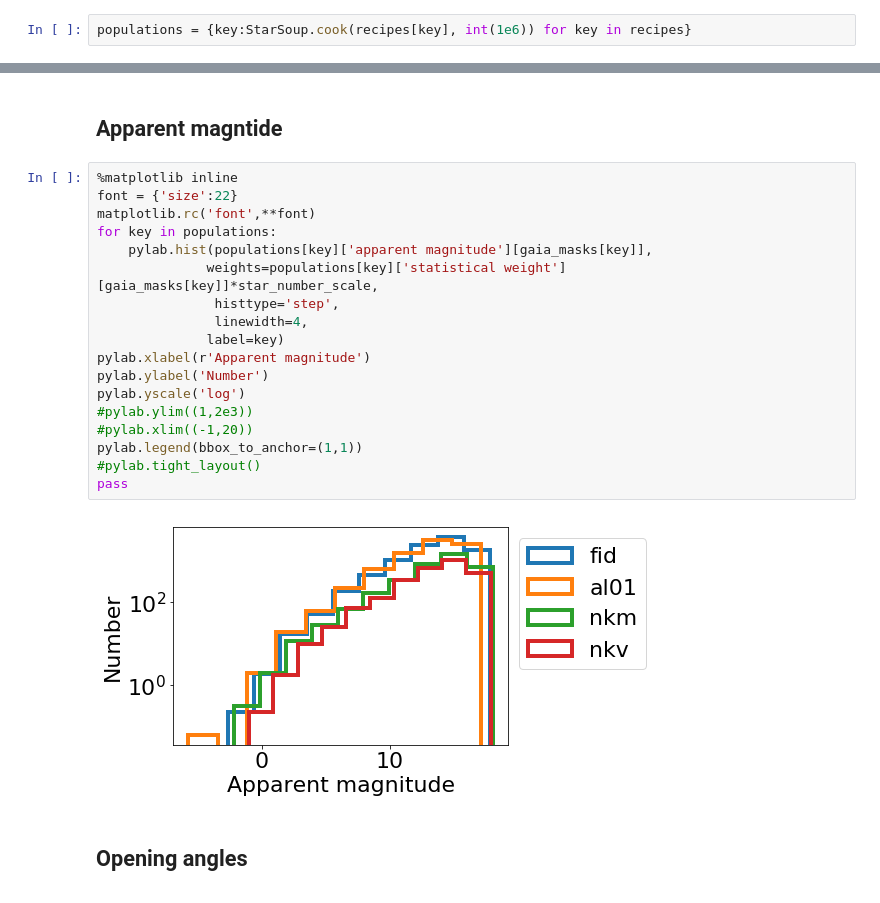
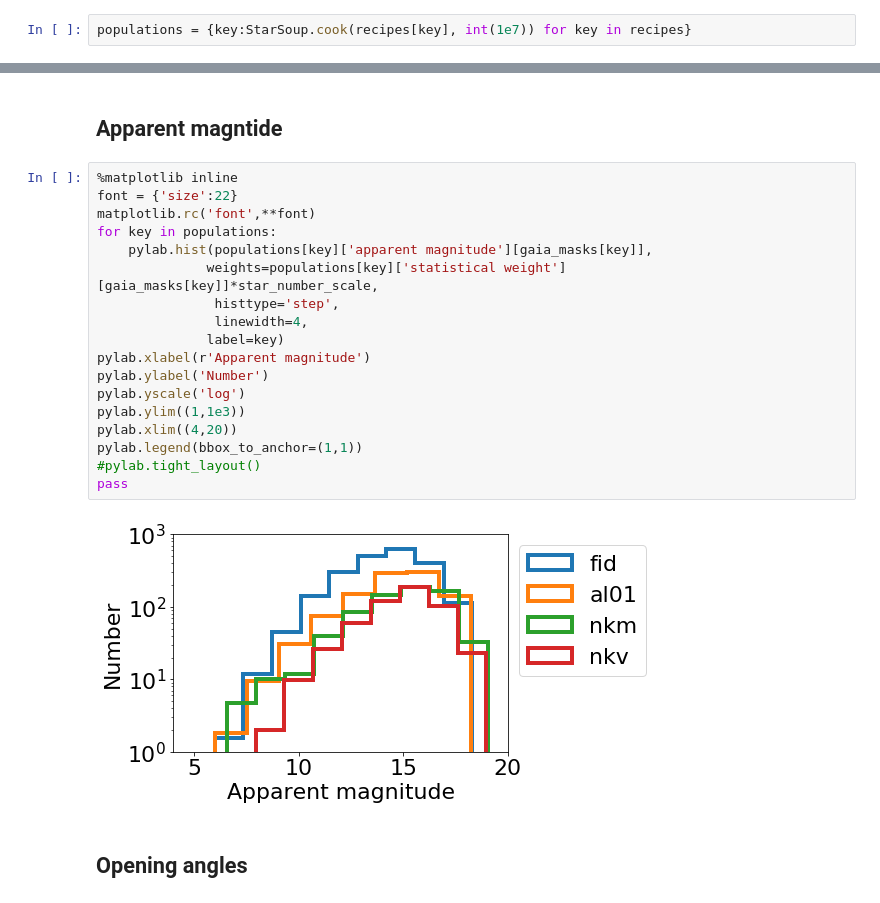
Before and after one commit to bolverk/gaia_black_hole_binaries, a Jupyter notebook: neutron_star_hunt.py.ipynb, the cells around one changed output, grey strips where cells are left out. Saved outputs shown, nothing was run; the diff lists cells and outputs as text.

```diff
--- a/neutron_star_hunt.py.ipynb
+++ b/neutron_star_hunt.py.ipynb
@@ -52,7 +52,7 @@ recipes['nkv']['progenitor to black hole mass'] = calc_relic_mass
 # %% [markdown]
 # Generate populations
 # %%
-populations = {key:StarSoup.cook(recipes[key], int(1e6)) for key in recipes}
+populations = {key:StarSoup.cook(recipes[key], int(1e7)) for key in recipes}
 # %% [markdown]
 # Predictions for gaia
 # %%
@@ -172,23 +174,23 @@ pass
 # %%
 %matplotlib inline
 font = {'size':22}
 matplotlib.rc('font',**font)
 for key in populations:
     pylab.hist(populations[key]['apparent magnitude'][gaia_masks[key]],
               weights=populations[key]['statistical weight'][gaia_masks[key]]*star_number_scale,
                histtype='step',
                linewidth=4,
               label=key)
 pylab.xlabel(r'Apparent magnitude')
 pylab.ylabel('Number')
 pylab.yscale('log')
-#pylab.ylim((1,2e3))
-#pylab.xlim((-1,20))
+pylab.ylim((1,1e3))
+pylab.xlim((4,20))
 pylab.legend(bbox_to_anchor=(1,1))
 #pylab.tight_layout()
 pass
 # %% [output]
-[figure, old version]
+[figure, new version]
 # %% [markdown]
 ## Opening angles
 # %%
```
Also changed, not shown: parts of 8 cells of this notebook, 5 other files.
